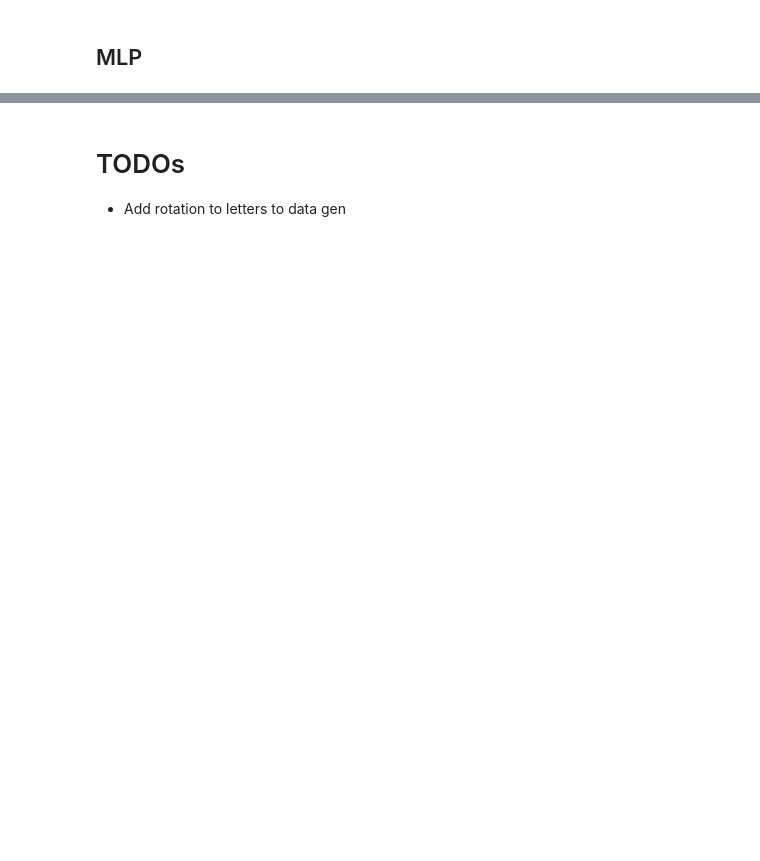
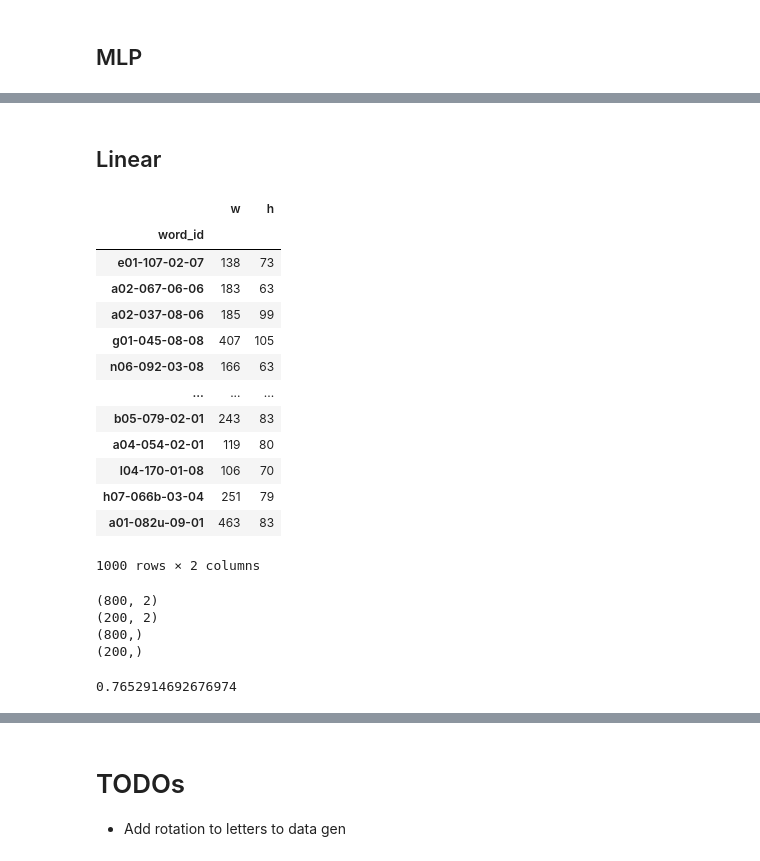
Before and after one commit to sfc-gh-zblackwood/OCRPyMan, a Jupyter notebook: notebooks/letter_detection.ipynb, the cells around one changed output, grey strips where cells are left out. Drawn from its saved outputs; the diff is of its cells as text; code cells hidden in the pictures; blank space fills up the shorter version.

```diff
--- a/notebooks/letter_detection.ipynb
+++ b/notebooks/letter_detection.ipynb
@@ -321,0 +353,38 @@ plt.show()
+# %% [markdown]
+## Linear
+# %%
+df[['w', 'h']]
+# %% [output]
+|  | w | h |
+| word_id |  |  |
+| e01-107-02-07 | 138 | 73 |
+| a02-067-06-06 | 183 | 63 |
+| a02-037-08-06 | 185 | 99 |
+| g01-045-08-08 | 407 | 105 |
+| n06-092-03-08 | 166 | 63 |
+| ... | ... | ... |
+| b05-079-02-01 | 243 | 83 |
+| a04-054-02-01 | 119 | 80 |
+| l04-170-01-08 | 106 | 70 |
+| h07-066b-03-04 | 251 | 79 |
+| a01-082u-09-01 | 463 | 83 |
+1000 rows × 2 columns
+# %%
+from sklearn.linear_model import LinearRegression
+
+
+X_lin_train,X_lin_test, y_lin_train, y_lin_test = train_test_split(df[['w', 'h']], df['length'], test_size=0.2)
+
+print(X_lin_train.shape)
+print(X_lin_test.shape)
+print(y_lin_train.shape)
+print(y_lin_test.shape)
+lr = LinearRegression()
+lr.fit(X_lin_train, y_lin_train)
+lr.score(X_lin_test, y_lin_test)
+# %% [output]
+(800, 2)
+(200, 2)
+(800,)
+(200,)
+0.7652914692676974
```
Also changed, not shown: parts of 26 cells of this notebook, 1 other file.
